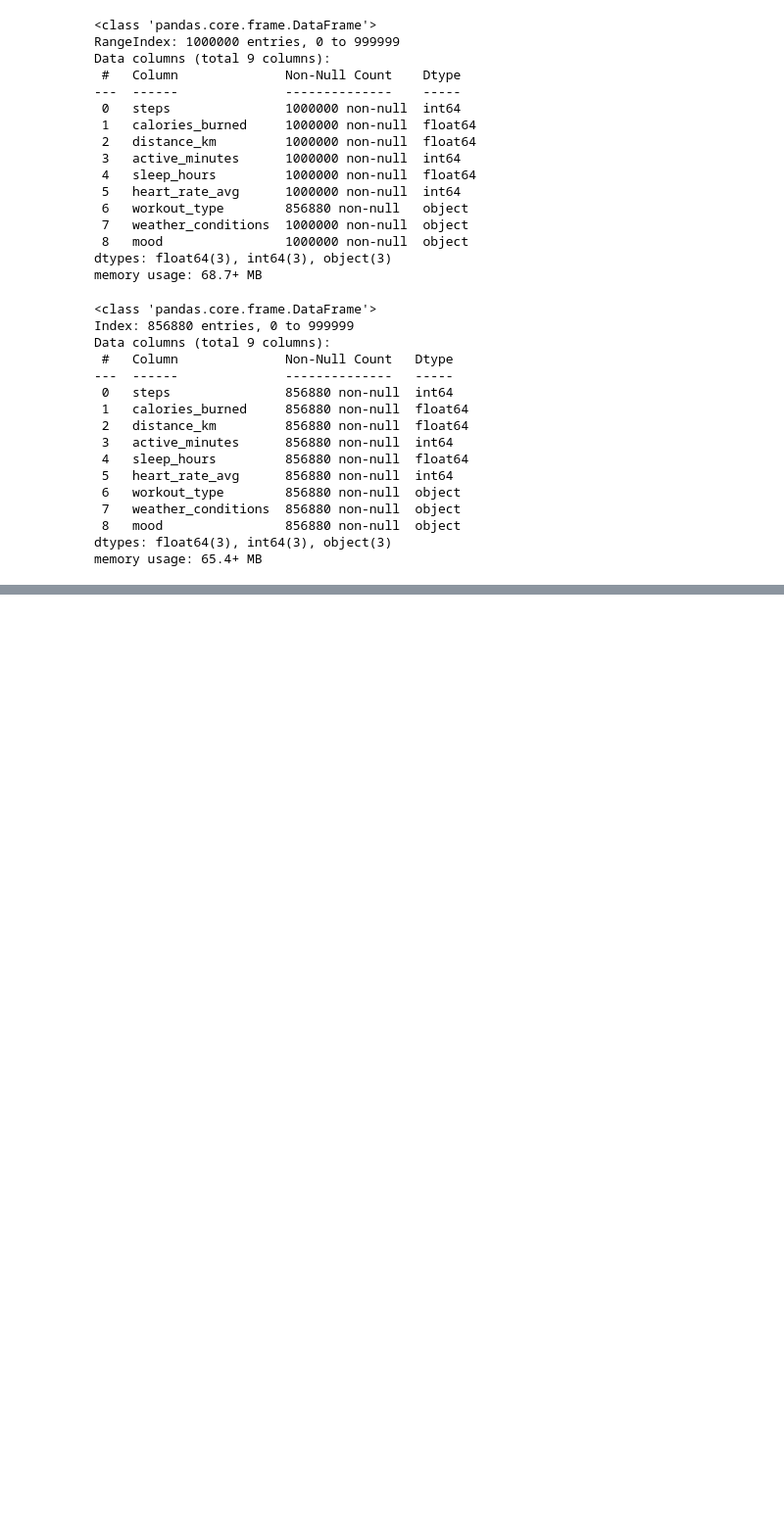
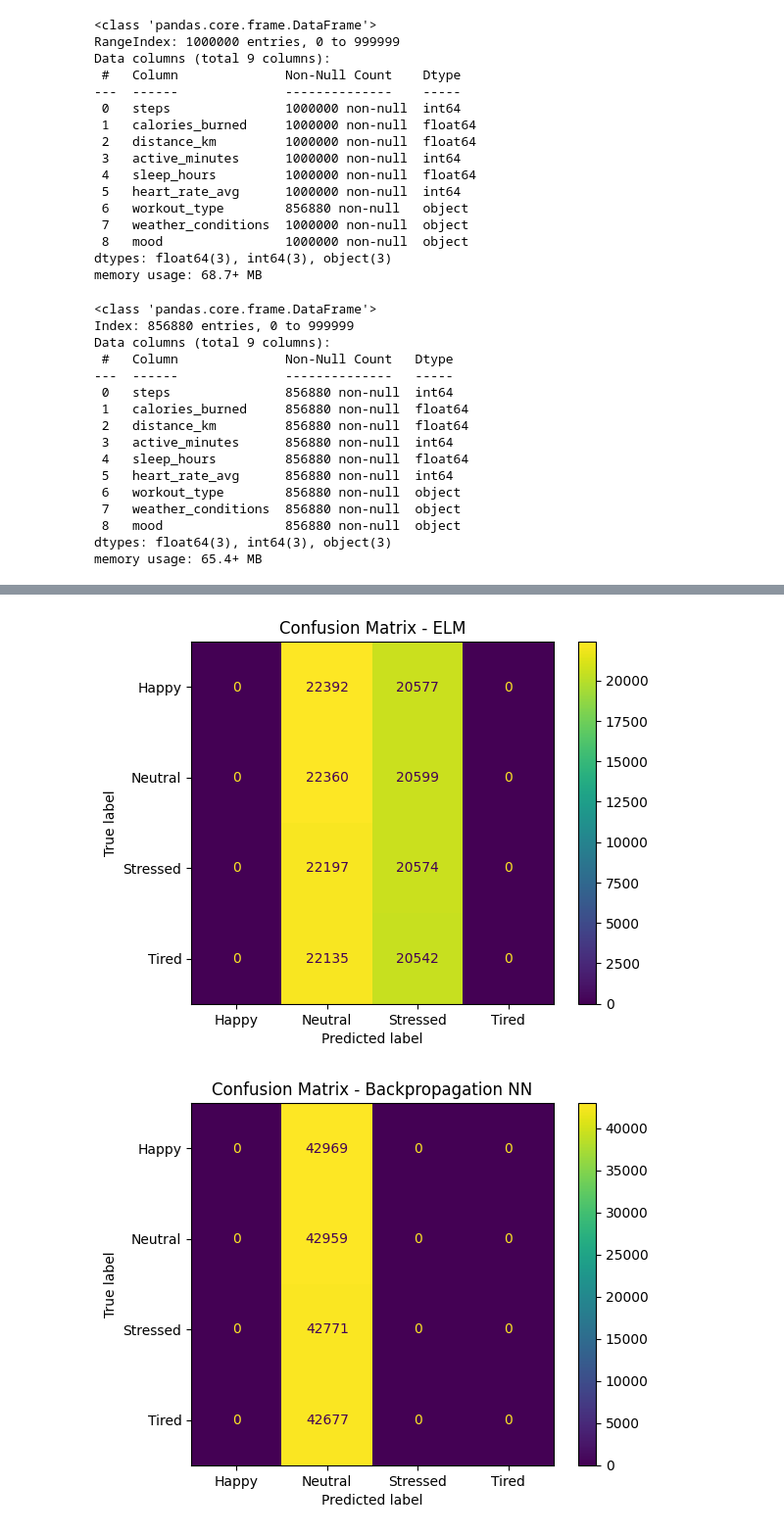
Before and after one commit to jonatyoung/LVQ_ELM, a Jupyter notebook: main.ipynb, the cells around one changed output, grey strips where cells are left out. Shown: that part at 98% size. Saved outputs shown, nothing was run; the diff lists cells and outputs as text; code cells hidden in the pictures; blank space fills up the shorter version.

```diff
--- a/main.ipynb
+++ b/main.ipynb
@@ -220,0 +373,26 @@ weighted avg       0.25      0.25      0.25    171376
+# %%
+data_lvq = df.copy()
+
+
+x = pd.get_dummies(data_lvq[data_lvq.columns[:-1]], drop_first=True)
+# Mengonversi semua nilai boolean di dalam DataFrame x menjadi 0 dan 1
+x_lvq = x.astype(int)
+y_lvq = df["mood"]
+
+# Label encoding untuk target
+le = LabelEncoder()
+y_encoded_lvq = le.fit_transform(y_lvq)
+
+# Membagi data menjadi data latih dan uji
+x_train_lvq, x_test_lvq, y_train_lvq, y_test_lvq = train_test_split(x, y_encoded_lvq, test_size=0.2, random_state=42)
+
+lvq = LVQ(n_prototypes_per_class=1, learning_rate=0.1, max_iter=10)
+# Melatih model dengan data latih
+lvq.fit(x_train_lvq, y_train_lvq)
+
+# Menguji model dengan data uji
+y_pred_lvq = lvq.predict(x_test_lvq)
+
+# Menghitung akurasi
+accuracy_lvq = accuracy_score(y_test_lvq, y_pred_lvq)
+print(f'Accuracy: {accuracy_lvq * 100:.2f}%')
@@ -220,0 +436,17 @@ weighted avg       0.25      0.25      0.25    171376
+# %%
+from sklearn.metrics import ConfusionMatrixDisplay
+
+ConfusionMatrixDisplay.from_predictions(y_test_elm, y_pred_elm, display_labels=le.classes_)
+plt.title('Confusion Matrix - ELM')
+plt.show()
+
+ConfusionMatrixDisplay.from_predictions(y_test_bp, y_pred_bp, display_labels=le.classes_)
+plt.title('Confusion Matrix - Backpropagation NN')
+plt.show()
+
+ConfusionMatrixDisplay.from_predictions(y_test_lvq, y_pred_lvq, display_labels=le.classes_)
+plt.title('Confusion Matrix - LVQ')
+plt.show()
+# %% [output]
+[figure, added]
+[figure, added]
```
Also changed, not shown: parts of 25 cells of this notebook.
